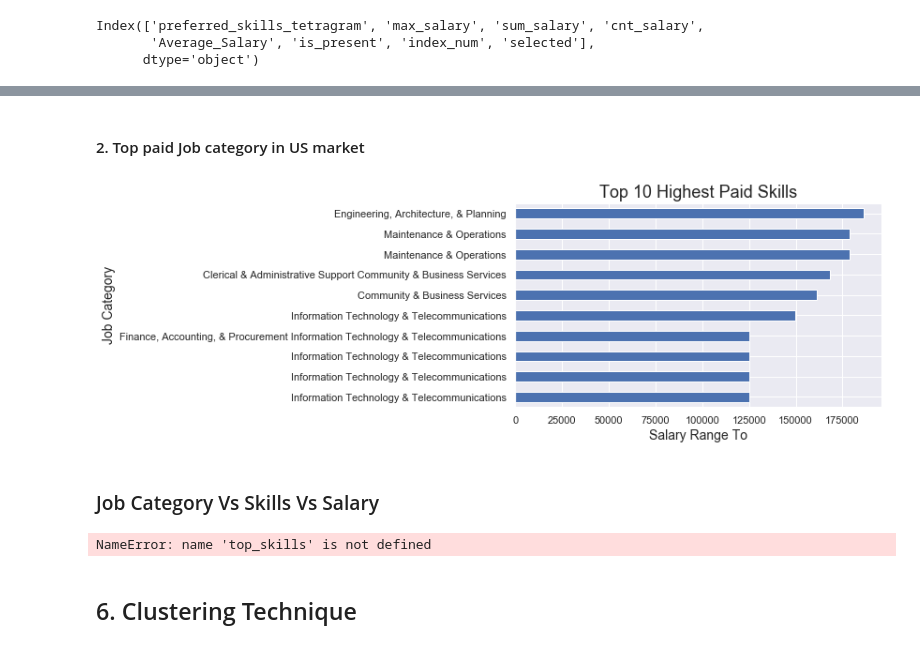
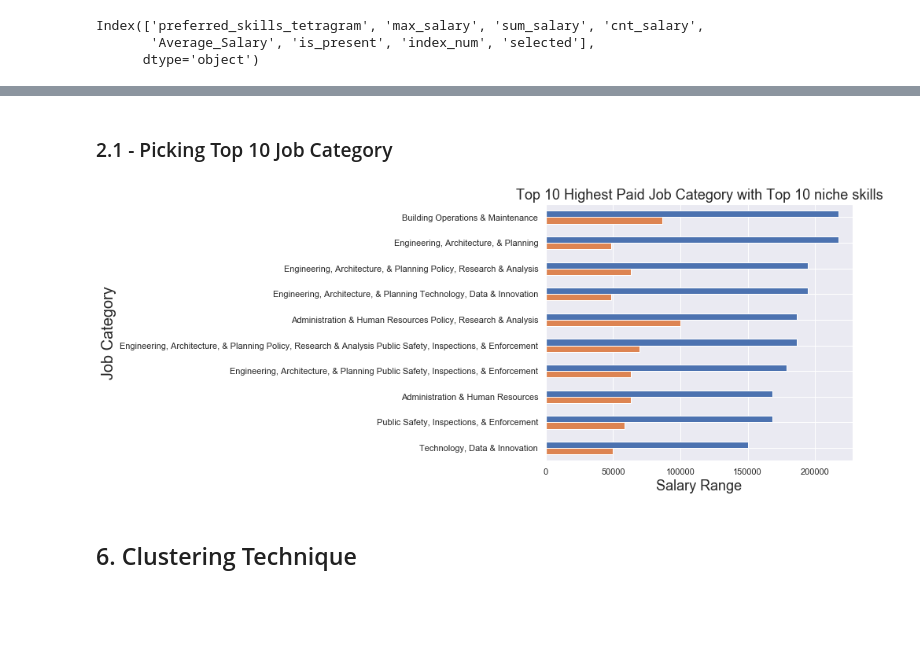
Before and after one commit to Data-Citadel/IDS_GROUP006, a Jupyter notebook: Clustering-New York Job Posting Data-V1.1.ipynb, the cells around one changed output, grey strips where cells are left out. Cells and saved outputs as stored; diff of their text form; code cells hidden in the pictures; blank space fills up the shorter version.

```diff
--- a/Clustering-New York Job Posting Data-V1.1.ipynb
+++ b/Clustering-New York Job Posting Data-V1.1.ipynb
@@ -673,0 +695,27 @@ plt.show()
+# %%
+## Back track
+# Top Skills -> Preferred Skill Desc -> Job Category
+
+
+top_skils = df_to_display.reset_index(drop=True)
+top_skils['idx_order']=top_skils.index
+
+sub_df['row_index']=sub_df.index
+join_df = sub_df[['preferred_skills_tetragram','row_index']].copy()
+
+explode_df = join_df.explode('preferred_skills_tetragram')
+df_inner = pd.merge(explode_df,top_skils , on='preferred_skills_tetragram', how='inner')
+
+df_joined=df_inner.groupby('row_index').agg(skills_list=('preferred_skills_tetragram', list)).reset_index(drop=False)
+j1=pd.merge(sub_df,df_joined , on='row_index', how='inner')
+
+df_jc=pd.merge(posting_data,j1 , on='preferred_skillsnew', how='inner')[['row_id','salary_range_from','salary_range_to','job_category','skills_list']]
+
+df_jc_final = df_jc.groupby('job_category').agg(
+    count=('row_id', 'count'),
+    salary_from=('salary_range_from', min),
+    salary_to=('salary_range_to', max),
+    skills_list=('skills_list', list))
+
+flatten = lambda lis: list(set([item for sublist in lis for item in sublist]))
+df_jc_final.head()
@@ -674,50 +730,22 @@ plt.show()
 # %% [markdown]
-#### 2. Top paid Job category in US market
+### 2.1 - Picking Top 10 Job Category
+# %%
+# Picking Top 10 job category based on occurance
+df_jc_sk = df_jc_final.sort_values(['salary_to','salary_from'], ascending=False).reset_index(drop=False).iloc[:10]
+df_jc_sk = df_jc_sk[['job_category','salary_to','salary_from']]
+df_jc_sk.index=df_jc_sk['job_category']
 # %%
-df_to_display=analysis_data[analysis_data['selected'] == True ][['job_category','max_salary']].sort_values(['max_salary'], ascending=False).reset_index(drop=True)
-df_to_display.index=df_to_display['job_category']
+fig, barax = plt.subplots(figsize=(7,6))
+df_jc_sk.plot(ax=barax, kind='barh', legend = False)
 
-fig, barax = plt.subplots(figsize=(7,4))
-df_to_display.plot(ax=barax, kind='barh', legend = False)
-
-barax.set_title("Top 10 Highest Paid Skills", fontsize=18)
-barax.set_ylabel("Job Category", fontsize=14)
-barax.set_xlabel("Salary Range To", fontsize=14)
+barax.set_title("Top 10 Highest Paid Job Category with Top 10 niche skills", fontsize=18)
+barax.set_ylabel("Job Category", fontsize=20)
+barax.set_xlabel("Salary Range", fontsize=18)
 # barax.legend(bbox_to_anchor=(1.0, 1.00))
 barax.invert_yaxis()
 plt.show()
 # %% [output]
-[figure, old version]
+[figure, new version]
-# %% [markdown]
-### Job Category Vs Skills Vs Salary
-# %%
-## Back track
-# Top Skills -> Preferred Skill Desc -> Job Category
-top_skils = df_to_display.reset_index(drop=True)
-top_skils['idx_order']=top_skils.index
-
-top_skills
-# sub_df['row_index']=sub_df.index
-# join_df = sub_df[['preferred_skills_tetragram','row_index']].copy()
-
-# explode_df = join_df.explode('preferred_skills_tetragram')
-# df_inner = pd.merge(explode_df,top_skils , on='preferred_skills_tetragram', how='inner')
-
-# df_joined=df_inner.groupby('row_index').agg(skills_list=('preferred_skills_tetragram', list)).reset_index(drop=False)
-# j1=pd.merge(sub_df,df_joined , on='row_index', how='inner')
-
-# df_jc=pd.merge(posting_data,j1 , on='Preferred_Skillsnew', how='inner')[['row_id','salary_range_from','salary_range_to','job_category','skills_list']]
-
-# df_jc_final = df_jc.groupby('job_category').agg(
-#     count=('row_id', 'count'),
-#     salary_from=('salary_range_from', min),
-#     salary_to=('salary_range_to', max),
-#     skills_list=('skills_list', list))
-
-# flatten = lambda lis: list(set([item for sublist in lis for item in sublist]))
-# df_jc_final
-# %% [output]
-NameError: name 'top_skills' is not defined
 # %% [markdown]
 <a id="clustering"></a>
 
```
Also changed, not shown: parts of 17 cells of this notebook.
